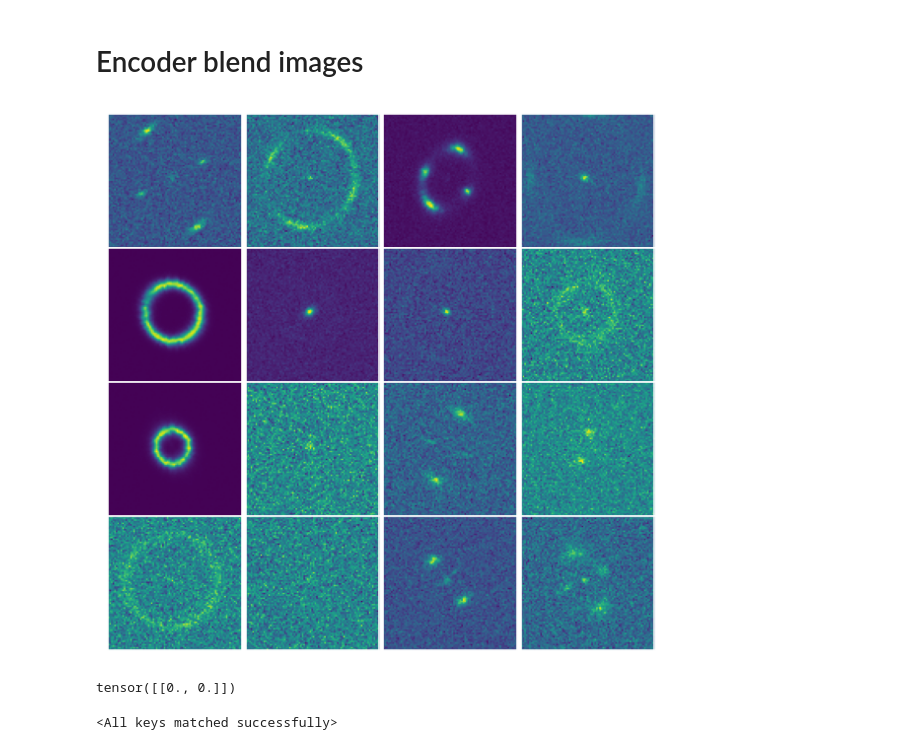
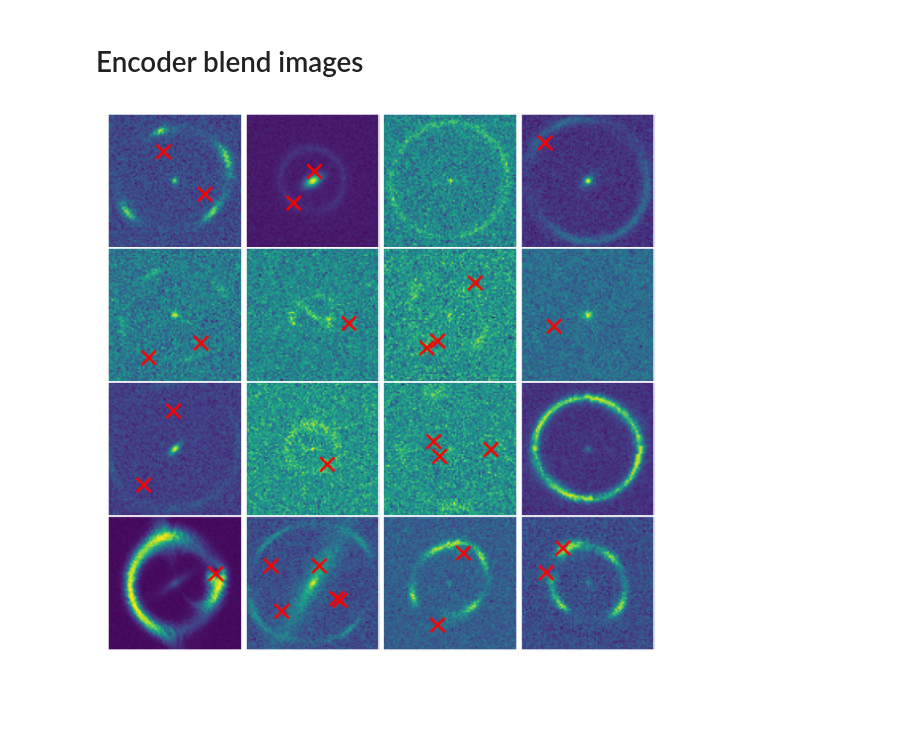
Before and after one commit to yashpatel5400/bliss, a Jupyter notebook: case_studies/substructure/eval.ipynb, the cells around one changed output. Saved outputs shown, nothing was run; the diff lists cells and outputs as text; code cells hidden in the pictures; blank space fills up the shorter version.

```diff
--- a/case_studies/substructure/eval.ipynb
+++ b/case_studies/substructure/eval.ipynb
@@ -64,14 +67,46 @@ tile_catalog.set_all_fluxes_and_mags(dataset.image_decoder)
+# %%
+tile_catalogs = {}
+tile_catalogs["main_deflector"] = dataset.image_prior.sample_prior(dataset.tile_slen, dataset.batch_size, dataset.n_tiles_h, dataset.n_tiles_w)
+if dataset.substructure_prior:
+    tile_catalogs["substructure"] = dataset.substructure_prior.sample_prior(dataset.substructure_tile_slen, dataset.batch_size, dataset.substructure_n_tiles_h, dataset.substructure_n_tiles_w)
+full_catalog = tile_catalogs["substructure"].to_full_params()
+# %%
+import numpy as np
+images, background = dataset.simulate_image_from_catalog(tile_catalogs)
+plt.rcParams["axes.grid"] = False
+sample_batch_size = 16
+
+fig, axs = plt.subplots(sample_batch_size // 4, 4, figsize=(6, 6), dpi=120)
+plt.subplots_adjust(wspace=0, hspace=0)
+
+for i in range(sample_batch_size):
+    axs[i // 4, i % 4].imshow(np.log(images[i,0,:,:].cpu() + 2))
+    axs[i // 4, i % 4].set_xticklabels([])
+    axs[i // 4, i % 4].set_yticklabels([])
+    axs[i // 4, i % 4].tick_params(left = False, bottom = False)
+
+    for loc in full_catalog.plocs[i]:
+        if loc.any():
+            y, x = loc + dataset.image_decoder.border_padding
+            axs[i // 4, i % 4].scatter(x, y, marker='x', color='r', s=75)
+# %% [output]
+[figure, added]
 # %%
-images, backgrounds = dataset.simulate_image_from_catalog(tile_catalog)
+import numpy as np
+images, background = dataset.simulate_image_from_catalog(tile_catalogs)
 plt.rcParams["axes.grid"] = False
+sample_batch_size = 16
 
 fig, axs = plt.subplots(sample_batch_size // 4, 4, figsize=(6, 6), dpi=120)
 plt.subplots_adjust(wspace=0, hspace=0)
 
 for i in range(sample_batch_size):
-    axs[i // 4, i % 4].imshow(images[i,0,:,:].cpu())
+    axs[i // 4, i % 4].imshow(np.log(images[i,0,:,:].cpu() + 2))
     axs[i // 4, i % 4].set_xticklabels([])
     axs[i // 4, i % 4].set_yticklabels([])
     axs[i // 4, i % 4].tick_params(left = False, bottom = False)
+
+    for loc in full_catalog.plocs[i]:
+        if loc.any():
+            y, x = loc + dataset.image_decoder.border_padding
+            axs[i // 4, i % 4].scatter(x, y, marker='x', color='r', s=75)
-# %% [output]
-[figure, removed]
@@ -80,12 +112,0 @@ full_true = tile_catalog.cpu().to_full_params()
-# %%
-full_true.plocs[0]
-# %% [output]
-tensor([[0., 0.]])
-# %%
-galaxy = instantiate(cfg.models.galaxy_encoder).to(device).eval()
-galaxy.load_state_dict(torch.load(cfg.plots.galaxy_checkpoint, map_location=galaxy.device))
-
-lens = instantiate(cfg.models.lens_encoder).to(device).eval()
-lens.load_state_dict(torch.load(cfg.plots.lens_checkpoint, map_location=lens.device))
-# %% [output]
-<All keys matched successfully>
```
Also changed, not shown: parts of 4 cells of this notebook, 5 other files.
